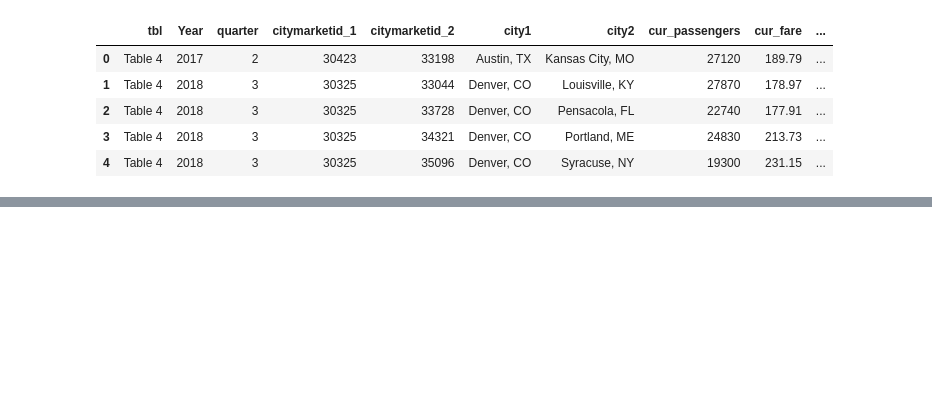
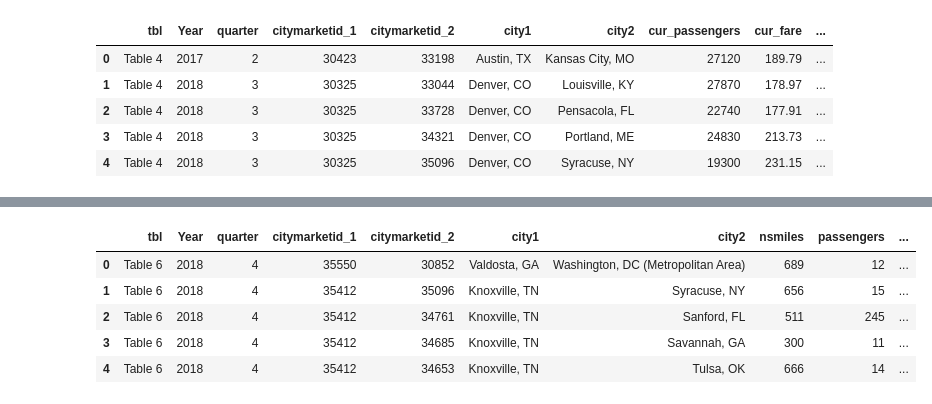
Before and after one commit to ytiffx/Project_1, a Jupyter notebook: Read_Airline_data/Airline_info.ipynb, the cells around one changed output, grey strips where cells are left out. Drawn from its saved outputs; the diff is of its cells as text; code cells hidden in the pictures; blank space fills up the shorter version.

```diff
--- a/Read_Airline_data/Airline_info.ipynb
+++ b/Read_Airline_data/Airline_info.ipynb
@@ -18,0 +63,13 @@ airline_data_df.head()
+# %%
+# Load the CSV file created in Part 1 into a Pandas DataFrame
+city_average_10_passengers_df = pd.read_csv("../Resources/Table 6 - City_Pair_Markets_Average_10_Passengers_Per_Day.csv")
+
+# Display sample data
+city_average_10_passengers_df.head()
+# %% [output]
+|  | tbl | Year | quarter | citymarketid_1 | citymarketid_2 | city1 | city2 | nsmiles | passengers | ... |
+| 0 | Table 6 | 2018 | 4 | 35550 | 30852 | Valdosta, GA | Washington, DC (Metropolitan Area) | 689 | 12 | ... |
+| 1 | Table 6 | 2018 | 4 | 35412 | 35096 | Knoxville, TN | Syracuse, NY | 656 | 15 | ... |
+| 2 | Table 6 | 2018 | 4 | 35412 | 34761 | Knoxville, TN | Sanford, FL | 511 | 245 | ... |
+| 3 | Table 6 | 2018 | 4 | 35412 | 34685 | Knoxville, TN | Savannah, GA | 300 | 11 | ... |
+| 4 | Table 6 | 2018 | 4 | 35412 | 34653 | Knoxville, TN | Tulsa, OK | 666 | 14 | ... |
```
Also changed, not shown: parts of 8 cells of this notebook.
